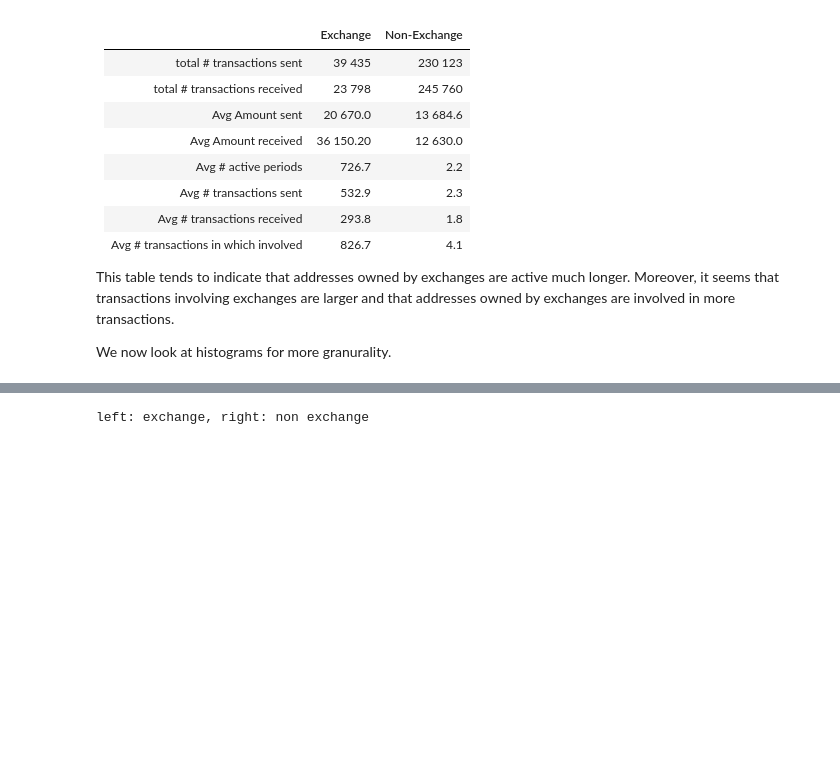
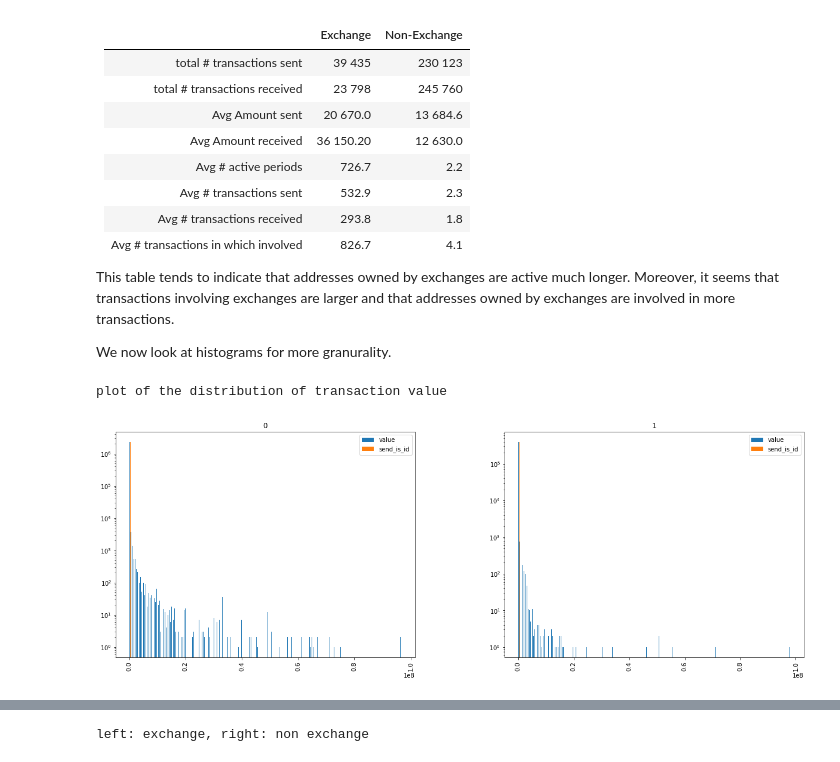
Before and after one commit to jjbl99/DL_ens, a Jupyter notebook: data_visualisation.ipynb, the cells around one changed output, grey strips where cells are left out. Drawn from its saved outputs; the diff is of its cells as text; code cells hidden in the pictures; blank space fills up the shorter version.

```diff
--- a/data_visualisation.ipynb
+++ b/data_visualisation.ipynb
@@ -265,0 +264,9 @@ def distrib_plot(frames, cat, sent = True, log = True):
+# %%
+#distrib_plot(frame, 'value')
+print('plot of the distribution of transaction value')
+fig, ax = plt.subplots(1,2,figsize = (20,7))
+frame[['value','send_is_id']].hist(by = 'send_is_id', bins = 200,log=True,ax=ax, sharex = True, sharey=True, legend = True)
+plt.show()
+# %% [output]
+plot of the distribution of transaction value
+[figure, added]
```
Also changed, not shown: parts of 10 cells of this notebook.
